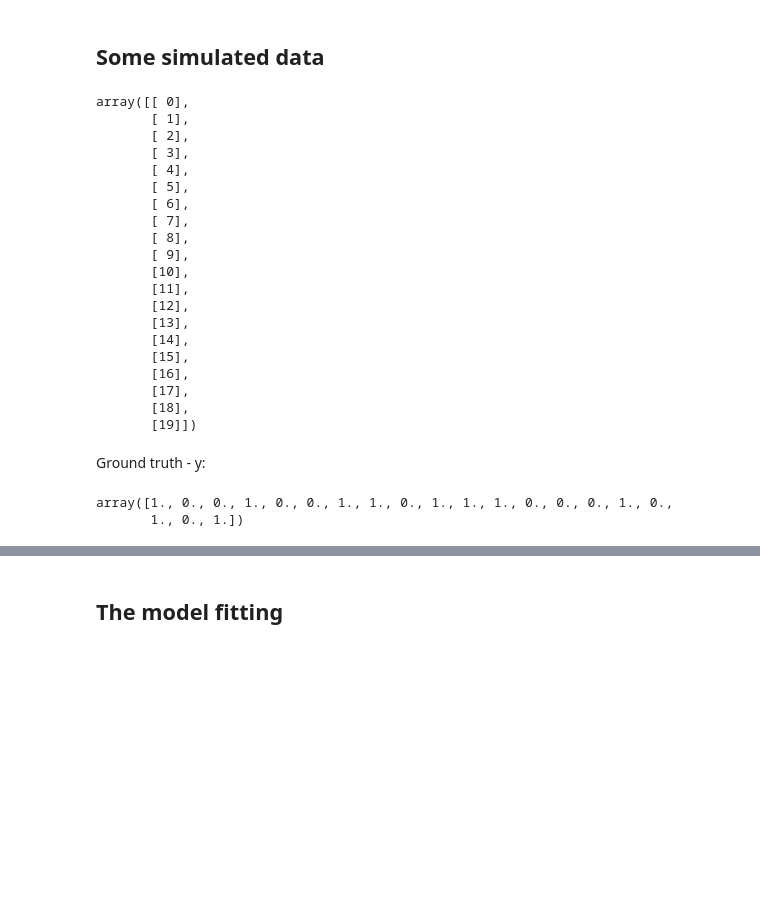
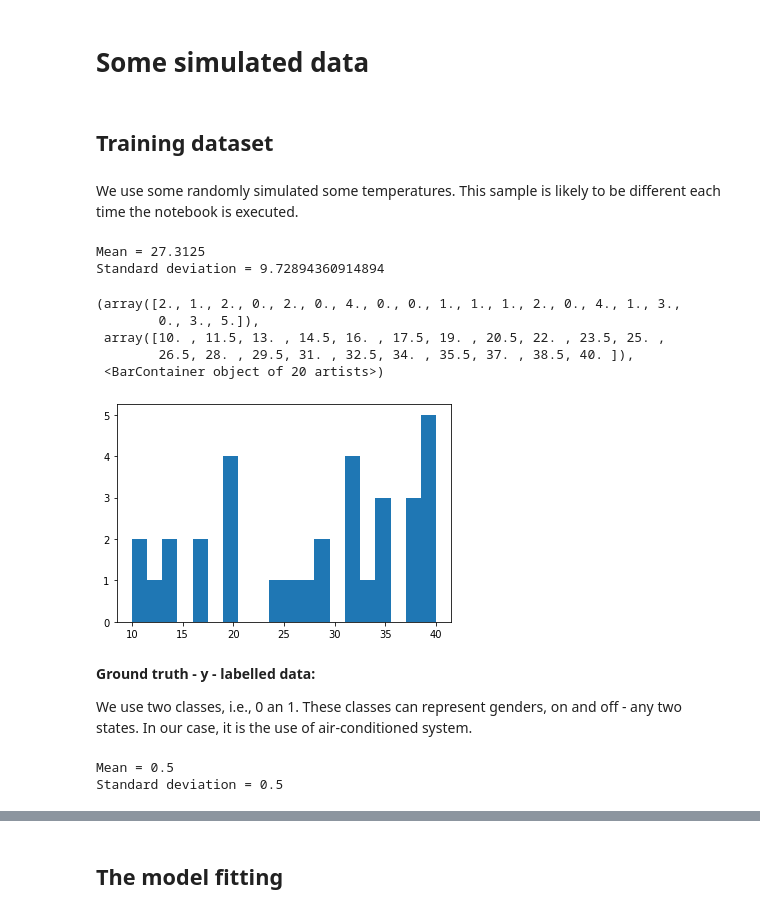
Before and after one commit to patRyserWelch8/Notebooks_Python, a Jupyter notebook: Application of ML Algorithms/Decision trees and random Forrest/Models_errors_entropy.ipynb, the cells around one changed output, grey strips where cells are left out. Cells and saved outputs as stored; diff of their text form; code cells hidden in the pictures; blank space fills up the shorter version.

```diff
--- a/Application of ML Algorithms/Decision trees and random Forrest/Models_errors_entropy.ipynb
+++ b/Application of ML Algorithms/Decision trees and random Forrest/Models_errors_entropy.ipynb
@@ -23,37 +34,44 @@ Please ignore all the Python code used to complete the example model.
 # %% [markdown]
-## Some simulated data
+# Some simulated data
+# %% [markdown]
+## Training dataset
+# %% [markdown]
+We use some randomly simulated some temperatures. This sample is likely to be different each time the notebook is executed.
 # %%
-x = np.arange(20).reshape(-1, 1)
-x
+x = []
+for i in range(0, 32):
+    x = np.append(x, random.randint(10, 40))
+
+x = np.sort(x).reshape(-1,1)
+print("Mean =", np.mean(x))
+print("Standard deviation =", np.std(x))
 # %% [output]
-array([[ 0],
-       [ 1],
-       [ 2],
-       [ 3],
-       [ 4],
-       [ 5],
-       [ 6],
-       [ 7],
-       [ 8],
-       [ 9],
-       [10],
-       [11],
-       [12],
-       [13],
-       [14],
-       [15],
-       [16],
-       [17],
-       [18],
-       [19]])
+Mean = 27.3125
+Standard deviation = 9.72894360914894
+# %%
+plt.hist(x,bins = 20)
+# %% [output]
+(array([2., 1., 2., 0., 2., 0., 4., 0., 0., 1., 1., 1., 2., 0., 4., 1., 3.,
+        0., 3., 5.]),
+ array([10. , 11.5, 13. , 14.5, 16. , 17.5, 19. , 20.5, 22. , 23.5, 25. ,
+        26.5, 28. , 29.5, 31. , 32.5, 34. , 35.5, 37. , 38.5, 40. ]),
+ <BarContainer object of 20 artists>)
+[figure, added]
 # %% [markdown]
-Ground truth - y:
+__Ground truth - y - labelled data:__
+
+We use two classes, i.e., 0 an 1.  These classes can represent genders, on and off - any two states. In our case, it is the use of air-conditioned system.
 # %%
 y = []
-for i in range(0, 20):
+for i in range(0, 32):
     y = np.append(y, random.randint(0, 1))
 
 y
+
+y = np.sort(y).reshape(-1,1)
+y
+print("Mean =", np.mean(y))
+print("Standard deviation =", np.std(y))
 # %% [output]
-array([1., 0., 0., 1., 0., 0., 1., 1., 0., 1., 1., 1., 0., 0., 0., 1., 0.,
-       1., 0., 1.])
+Mean = 0.5
+Standard deviation = 0.5
```
Also changed, not shown: parts of 83 cells of this notebook, 1 other file.
